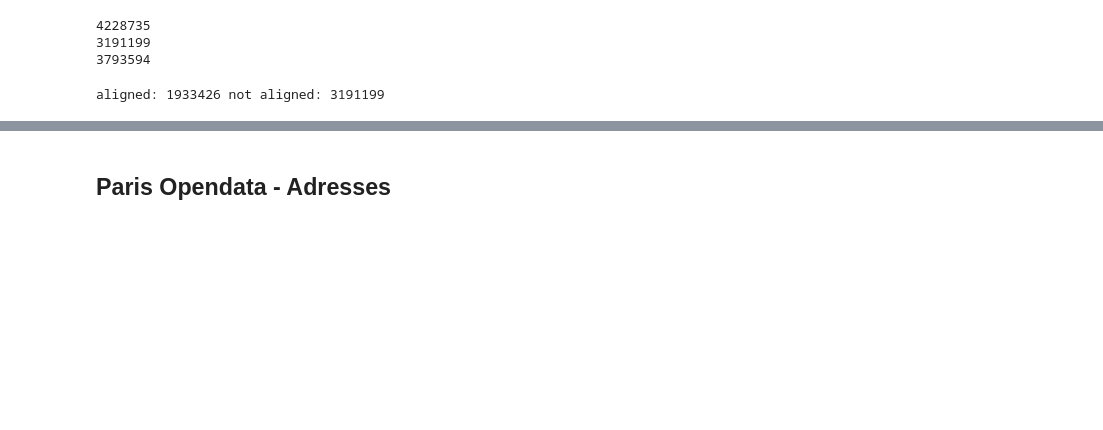
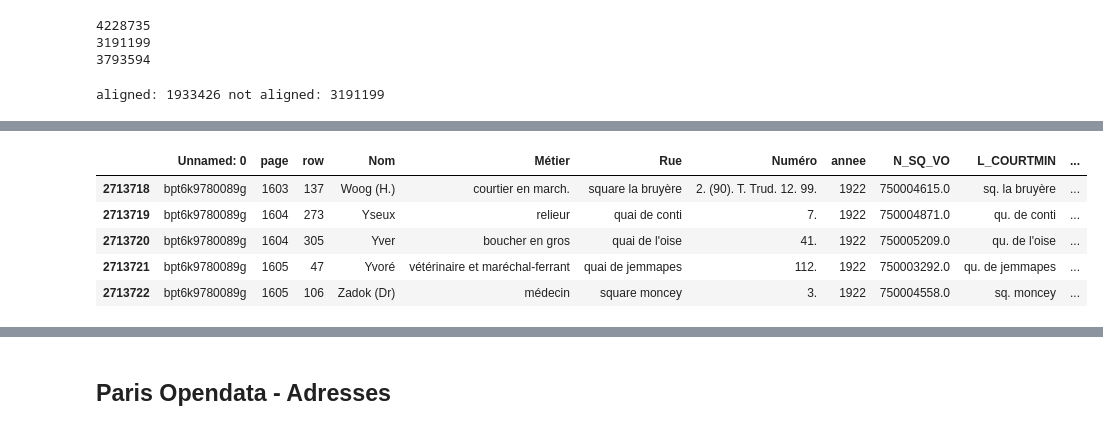
Before and after one commit to leamarxen/Paris_City_Project, a Jupyter notebook: first_look_parisdata.ipynb, the cells around one changed output, grey strips where cells are left out. Saved outputs shown, nothing was run; the diff lists cells and outputs as text; code cells hidden in the pictures; blank space fills up the shorter version.

```diff
--- a/first_look_parisdata.ipynb
+++ b/first_look_parisdata.ipynb
@@ -77,7 +83,7 @@ print(bot_voies_algn3["Geometry"].isna().sum())
 # start with 2nd dataframe as basis, split into aligned an not aligned data
 aligned = bot_voies_algn2.loc[bot_voies_algn2["Geometry"].notna()]
 not_aligned = bot_voies_algn2.loc[bot_voies_algn2["Geometry"].isna()]
-not_aligned = not_aligned.drop(["L_COURTMIN", "L_LONGMIN", "Geometry", "LENGTH", "Geometry X Y"], axis=1)
+not_aligned = not_aligned.drop(["N_SQ_VO", "L_COURTMIN", "L_LONGMIN", "Geometry", "LENGTH", "Geometry X Y"], axis=1)
 print("aligned:", len(aligned), "not aligned:", len(not_aligned))
 # %% [output]
 aligned: 1933426 not aligned: 3191199
@@ -86,6 +92,6 @@ aligned: 1933426 not aligned: 3191199
 x = not_aligned.join(voies.set_index("L_COURTMIN"), on="Rue")
 aligned = aligned.append(x[x["Geometry"].notna()], ignore_index = True)
 not_aligned = x[x["Geometry"].isna()]
-not_aligned = not_aligned.drop(["L_LONGMIN", "L_VOIE", "Geometry", "LENGTH", "Geometry X Y"], axis=1)
+not_aligned = not_aligned.drop(["N_SQ_VO", "L_LONGMIN", "L_VOIE", "Geometry", "LENGTH", "Geometry X Y"], axis=1)
 print("aligned:", len(aligned), "not aligned:", len(not_aligned))
 # %% [output]
@@ -109,0 +144,9 @@ df_per_year
+# %%
+aligned.tail()
+# %% [output]
+|  | Unnamed: 0 | page | row | Nom | Métier | Rue | Numéro | annee | N_SQ_VO | L_COURTMIN | ... |
+| 2713718 | bpt6k9780089g | 1603 | 137 | Woog (H.) | courtier en march. | square la bruyère | 2. (90). T. Trud. 12. 99. | 1922 | 750004615.0 | sq. la bruyère | ... |
+| 2713719 | bpt6k9780089g | 1604 | 273 | Yseux | relieur | quai de conti | 7. | 1922 | 750004871.0 | qu. de conti | ... |
+| 2713720 | bpt6k9780089g | 1604 | 305 | Yver | boucher en gros | quai de l'oise | 41. | 1922 | 750005209.0 | qu. de l'oise | ... |
+| 2713721 | bpt6k9780089g | 1605 | 47 | Yvoré | vétérinaire et maréchal-ferrant | quai de jemmapes | 112. | 1922 | 750003292.0 | qu. de jemmapes | ... |
+| 2713722 | bpt6k9780089g | 1605 | 106 | Zadok (Dr) | médecin | square moncey | 3. | 1922 | 750004558.0 | sq. moncey | ... |
```
Also changed, not shown: parts of 9 cells of this notebook.
